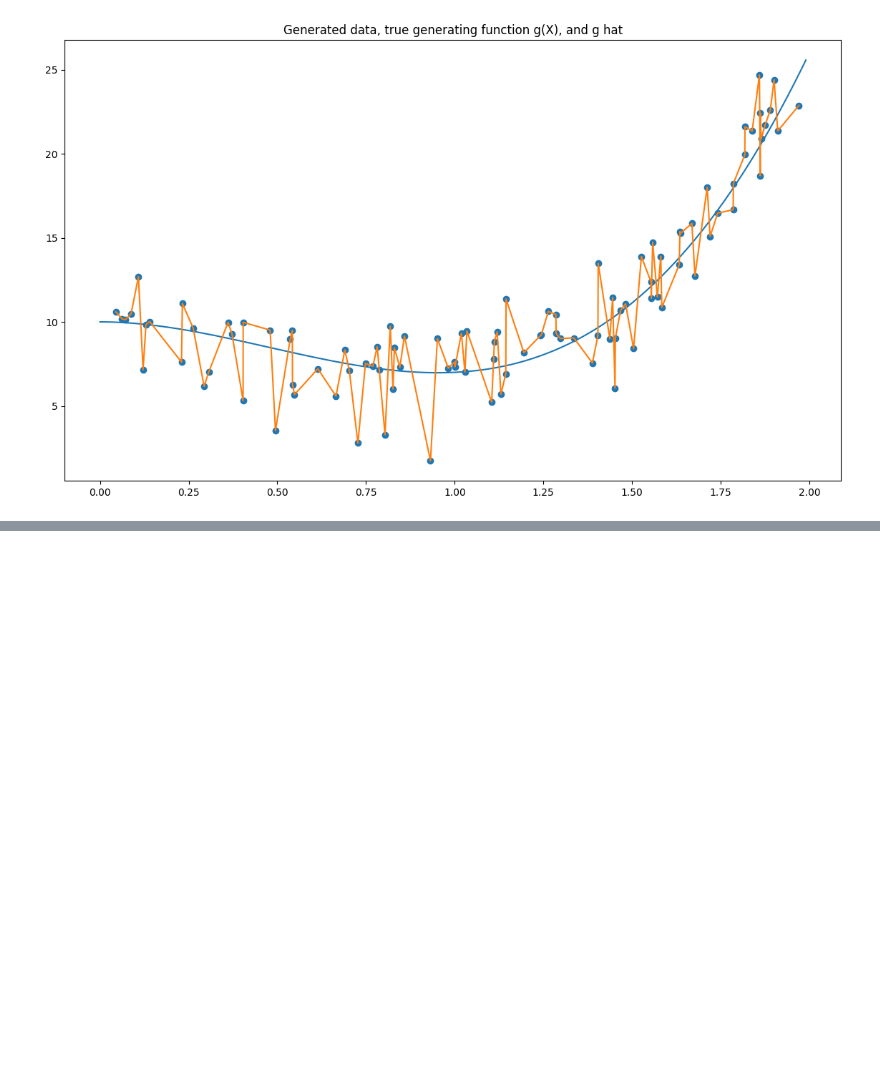
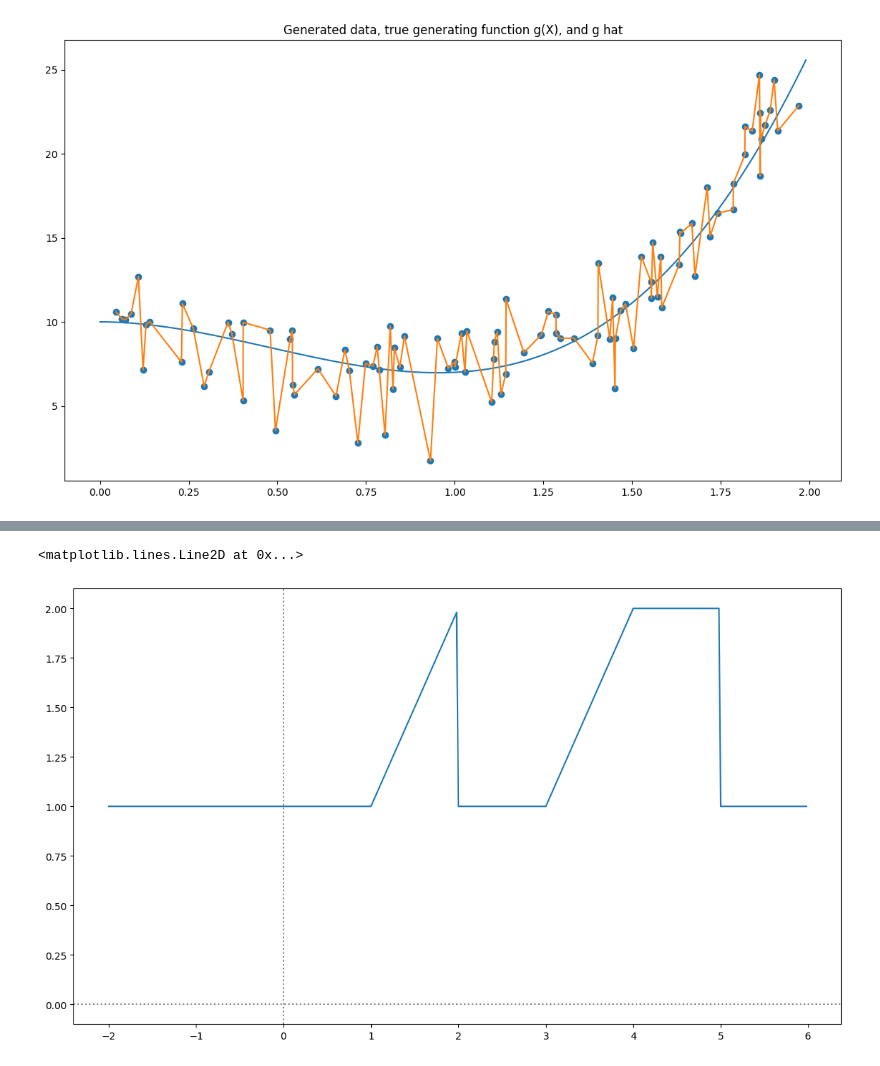
Before and after one commit to cainemerrick98/statistical_learning_problems, a Jupyter notebook: 6 moving beyond linearity/conceptual.ipynb, the cells around one changed output, grey strips where cells are left out. Saved outputs shown, nothing was run; the diff lists cells and outputs as text; code cells hidden in the pictures; blank space fills up the shorter version.

```diff
--- a/6 moving beyond linearity/conceptual.ipynb
+++ b/6 moving beyond linearity/conceptual.ipynb
@@ -279,0 +310,12 @@ ax.plot(interpolate_x, interpolate_y)
+# %%
+X = np.arange(-2, 6, 0.02)
+Y = 1 + (((0 <= X) & (X <= 2))*(X - 1)*((1 <= X) & (X <= 2))) + ((X - 3)*((3 <= X) & (X <= 4)) + ((4 <= X) & (X <= 5)))
+# %%
+fig = plt.figure(figsize=(14, 8))
+ax = fig.add_subplot()
+ax.plot(X, Y)
+ax.axhline(ls=':', c='grey')
+ax.axvline(ls=':', c='grey')
+# %% [output]
+<matplotlib.lines.Line2D at 0x...>
+[figure, added]
```
Also changed, not shown: parts of 5 cells of this notebook, 1 other file.
